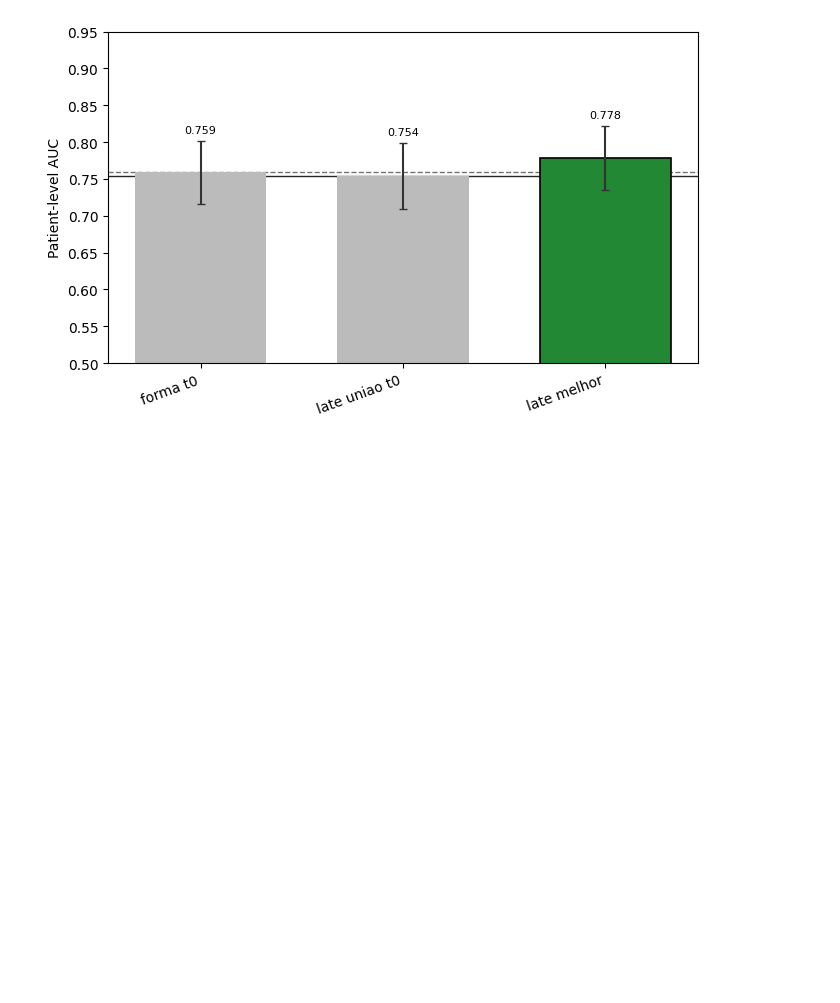
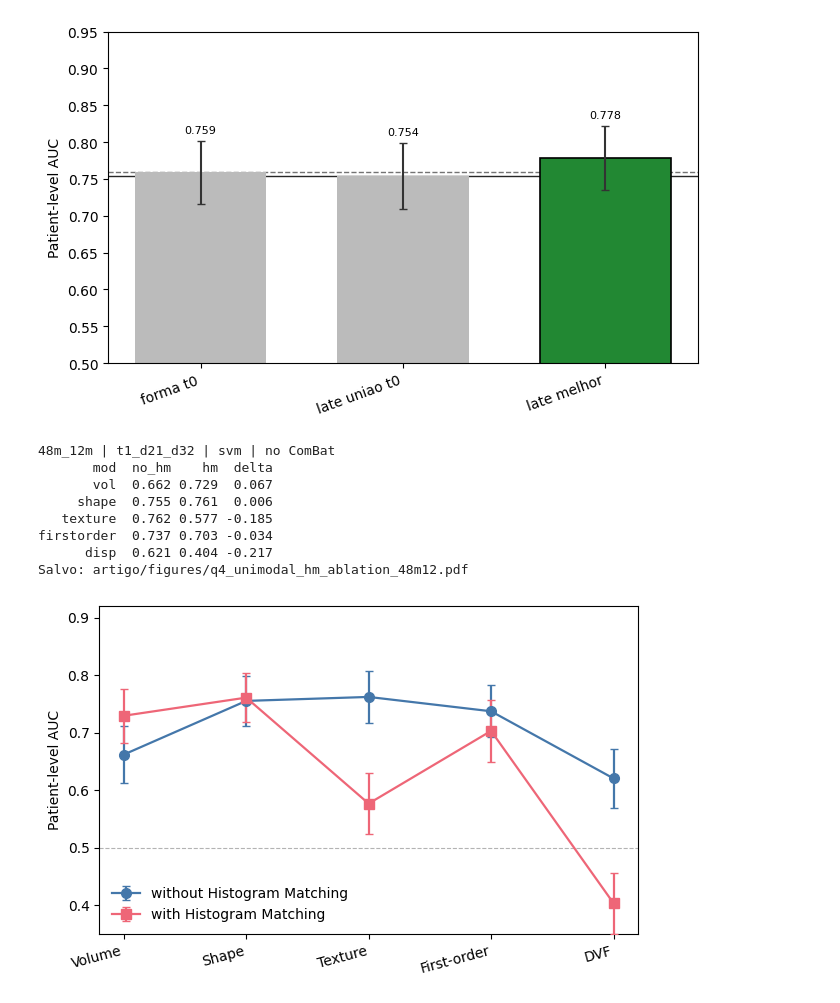
Before and after one commit to PauloMatheusGr/graphs, a Jupyter notebook: 6_results.ipynb, the cells around one changed output. Drawn from its saved outputs; the diff is of its cells as text; code cells hidden in the pictures; blank space fills up the shorter version.

```diff
--- a/6_results.ipynb
+++ b/6_results.ipynb
@@ -1240,3 +1240,74 @@ save_fig(fig, "fusion_vs_ceilings_48m12")
   0.778±0.043  claim    late melhor
 Salvo: artigo/figures/fusion_vs_ceilings_48m12.pdf
 [figure]
+# %%
+# Ablação HM: Q4 uniclasse, 48m_12m. Um PDF, duas linhas.
+HM_COHORT = "48m_12m"
+HM_PROTO = "t1_d21_d32"
+NOHM_CSV = Path("csvs_old/cohort_comparison/cohort_results.csv")
+HM_CSV = Path("csvs/cohort_comparison/cohort_results.csv")
+X_ORDER = ["vol", "shape", "texture", "firstorder", "disp"]
+
+
+def _bool_combat(s):
+    return s.astype(str).str.strip().str.lower().isin(("1", "true", "yes"))
+
+
+def _q4_uni(path: Path) -> pd.DataFrame:
+    df = pd.read_csv(path)
+    df["with_combat"] = _bool_combat(df["with_combat"])
+    out = df.query(
+        "cohort == @HM_COHORT and protocol == @HM_PROTO "
+        "and task == @CFG.task_primary and model_key == @CFG.model_primary "
+        "and with_combat == False and modality in @X_ORDER"
+    ).copy()
+    out = out.sort_values("modality").drop_duplicates("modality", keep="last")
+    out["modality"] = pd.Categorical(out["modality"], categories=X_ORDER, ordered=True)
+    out = out.sort_values("modality")
+    missing = [m for m in X_ORDER if m not in set(out["modality"].astype(str))]
+    if missing:
+        raise KeyError(f"{path}: faltam {missing}")
+    return out.reset_index(drop=True)
+
+
+nohm = _q4_uni(NOHM_CSV)
+hm = _q4_uni(HM_CSV)
+
+print(f"{HM_COHORT} | {HM_PROTO} | {CFG.model_primary} | no ComBat")
+print(pd.DataFrame({
+    "mod": X_ORDER,
+    "no_hm": nohm["auc_patient_mean"].round(3).to_numpy(),
+    "hm": hm["auc_patient_mean"].round(3).to_numpy(),
+    "delta": (hm["auc_patient_mean"] - nohm["auc_patient_mean"]).round(3).to_numpy(),
+}).to_string(index=False))
+
+x = np.arange(len(X_ORDER))
+fig, ax = plt.subplots(figsize=(6.2, 4.0))
+ax.errorbar(
+    x, nohm["auc_patient_mean"], yerr=nohm["auc_patient_std"],
+    marker="o", ms=7, lw=1.6, capsize=3, color="#4477AA",
+    label="without Histogram Matching", zorder=3,
+)
+ax.errorbar(
+    x, hm["auc_patient_mean"], yerr=hm["auc_patient_std"],
+    marker="s", ms=7, lw=1.6, capsize=3, color="#EE6677",
+    label="with Histogram Matching", zorder=3,
+)
+ax.axhline(0.5, color="0.7", ls="--", lw=0.8, zorder=0)
+ax.set_xticks(x)
+ax.set_xticklabels([MOD_LABELS[m] for m in X_ORDER], rotation=15, ha="right")
+ax.set_ylabel("Patient-level AUC")
+ax.set_ylim(0.35, 0.92)
+ax.legend(frameon=False, loc="lower left")
+fig.tight_layout()
+save_fig(fig, "q4_unimodal_hm_ablation_48m12")
+# %% [output]
+48m_12m | t1_d21_d32 | svm | no ComBat
+       mod  no_hm    hm  delta
+       vol  0.662 0.729  0.067
+     shape  0.755 0.761  0.006
+   texture  0.762 0.577 -0.185
+firstorder  0.737 0.703 -0.034
+      disp  0.621 0.404 -0.217
+Salvo: artigo/figures/q4_unimodal_hm_ablation_48m12.pdf
+[figure, added]
```
Also changed, not shown: 4 other files.
